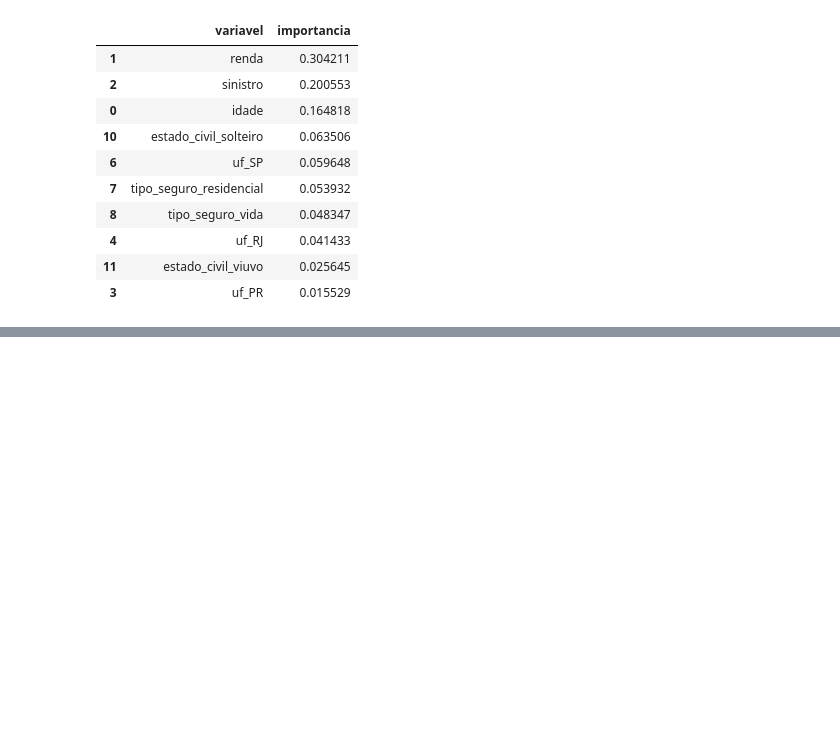
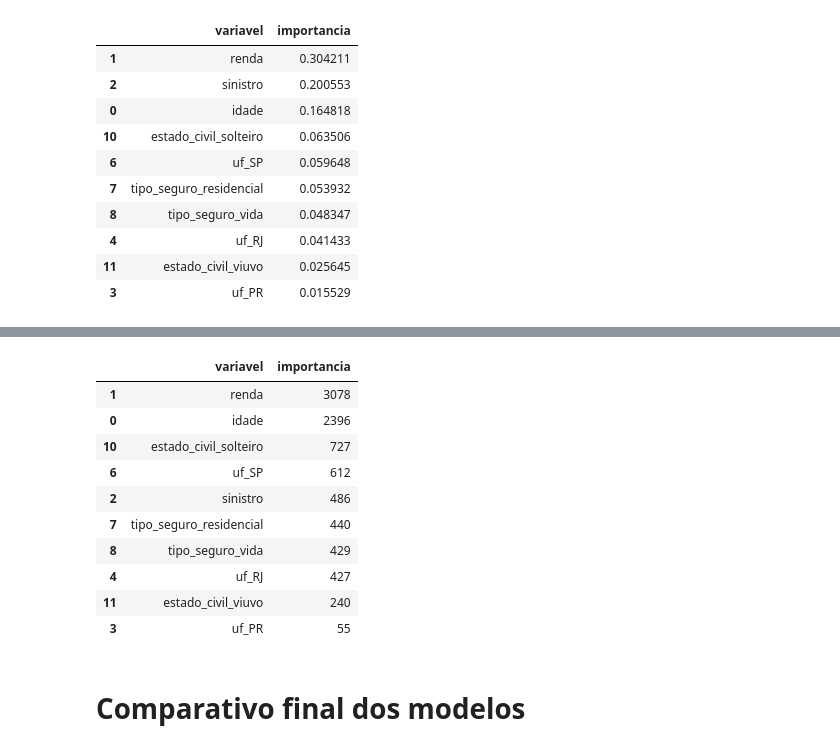
Before and after one commit to emariot/synapsi, a Jupyter notebook: Segurai/data/base_simulada.ipynb, the cells around one changed output, grey strips where cells are left out. Saved outputs shown, nothing was run; the diff lists cells and outputs as text; code cells hidden in the pictures; blank space fills up the shorter version.

```diff
--- a/Segurai/data/base_simulada.ipynb
+++ b/Segurai/data/base_simulada.ipynb
@@ -651,0 +740,8 @@ importancia_df.head(10)
+# %%
+modelo_lgbm = LGBMClassifier(
+    objective='multiclass',
+    num_class=3,
+    random_state=42
+)
+
+modelo_lgbm.fit(X_train, y_train)
@@ -651,0 +793,21 @@ importancia_df.head(10)
+# %%
+importancia_lgbm = pd.DataFrame({
+    'variavel': X_train.columns,
+    'importancia': modelo_lgbm.feature_importances_
+}).sort_values(by='importancia', ascending=False)
+
+importancia_lgbm.head(10)
+# %% [output]
+|  | variavel | importancia |
+| 1 | renda | 3078 |
+| 0 | idade | 2396 |
+| 10 | estado_civil_solteiro | 727 |
+| 6 | uf_SP | 612 |
+| 2 | sinistro | 486 |
+| 7 | tipo_seguro_residencial | 440 |
+| 8 | tipo_seguro_vida | 429 |
+| 4 | uf_RJ | 427 |
+| 11 | estado_civil_viuvo | 240 |
+| 3 | uf_PR | 55 |
+# %% [markdown]
+# Comparativo final dos modelos
```
Also changed, not shown: parts of 13 cells of this notebook.
